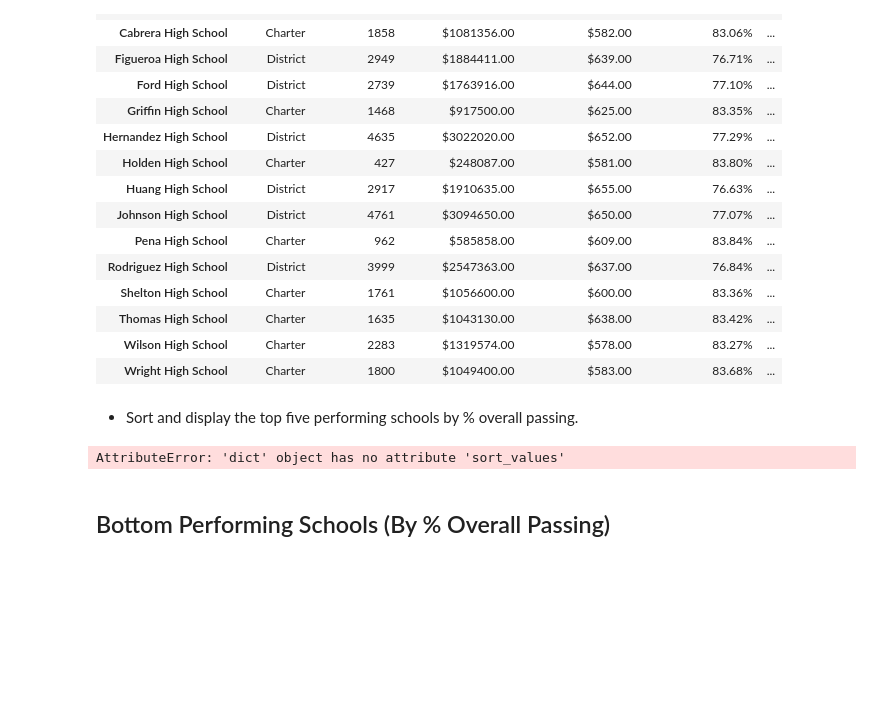
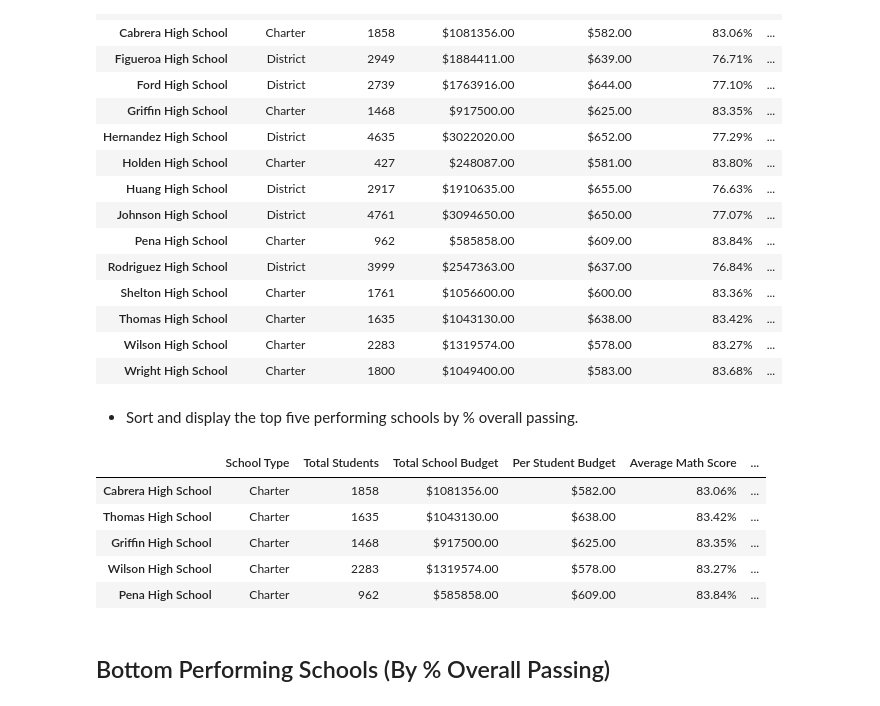
Before and after one commit to KWildcatQ/Pandas, a Jupyter notebook: PyCitySchools/PyCitySchools_starter.ipynb, the cells around one changed output. Cells and saved outputs as stored; diff of their text form; code cells hidden in the pictures; blank space fills up the shorter version.

```diff
--- a/PyCitySchools/PyCitySchools_starter.ipynb
+++ b/PyCitySchools/PyCitySchools_starter.ipynb
@@ -17,7 +17,7 @@ student_data_df = pd.read_csv(student_data_to_load)
 
 
 # Combine the data into a single dataset.
-school_data_complete_df = pd.merge(student_data_df, school_data_df, how="left", on=["school_name", "school_name"])
+school_data_complete_df = pd.merge(student_data_df, school_data_df, how="left", on="school_name")
 school_data_complete_df
 # %% [output]
 |  | Student ID | student_name | gender | grade | school_name | reading_score | math_score | School ID | ... |
@@ -359,7 +358,8 @@ Name: size, dtype: int64
 #Schools Overview Table
 
 School_Overview={'School Type': School_type, 'Total Students':Population, 'Total School Budget':Budget_Per_School.map("${:.2f}".format), 'Per Student Budget':Average__budget_per_student.map("${:.2f}".format), 'Average Math Score': Average_Math_Score_PerSchool.map("{:.2f}%".format), 'Average Reading Score': Average_reading_score_perschool.map("{:.2f}%".format), '% Passing Math':Average_math_per_school.map("{:.2f}%".format), '% Passing Reading': Average_reading_per_school.map("{:.2f}%".format), '% Passing Both': Average_both_per_school.map("{:.2f}%".format)}
-pd.DataFrame(School_Overview)
+School_Overview_df=pd.DataFrame(School_Overview)
+School_Overview_df
 # %% [output]
 |  | School Type | Total Students | Total School Budget | Per Student Budget | Average Math Score | ... |
 | Bailey High School | District | 4976 | $3124928.00 | $628.00 | 77.05% | ... |
@@ -379,13 +379,17 @@ pd.DataFrame(School_Overview)
 | Wright High School | Charter | 1800 | $1049400.00 | $583.00 | 83.68% | ... |
 # %% [markdown]
 * Sort and display the top five performing schools by % overall passing.
-# %%
-Top_Schools=School_Overview.sort_values(["% Passing Both"], ascending=False)
-
-#pd.DataFrame(School_Overview).sort_values(by='col9', ascending=False)
-#School_Overview.head(5)
-# %% [output]
-AttributeError: 'dict' object has no attribute 'sort_values'
+# %%
+# Top 5 Performing Schools
+Top_Schools=School_Overview_df.sort_values(["% Passing Both"], ascending=False)
+Top_Schools.head(5)
+# %% [output]
+|  | School Type | Total Students | Total School Budget | Per Student Budget | Average Math Score | ... |
+| Cabrera High School | Charter | 1858 | $1081356.00 | $582.00 | 83.06% | ... |
+| Thomas High School | Charter | 1635 | $1043130.00 | $638.00 | 83.42% | ... |
+| Griffin High School | Charter | 1468 | $917500.00 | $625.00 | 83.35% | ... |
+| Wilson High School | Charter | 2283 | $1319574.00 | $578.00 | 83.27% | ... |
+| Pena High School | Charter | 962 | $585858.00 | $609.00 | 83.84% | ... |
 # %% [markdown]
 ## Bottom Performing Schools (By % Overall Passing)
 # %% [markdown]
```
Also changed, not shown: parts of 16 cells of this notebook.
